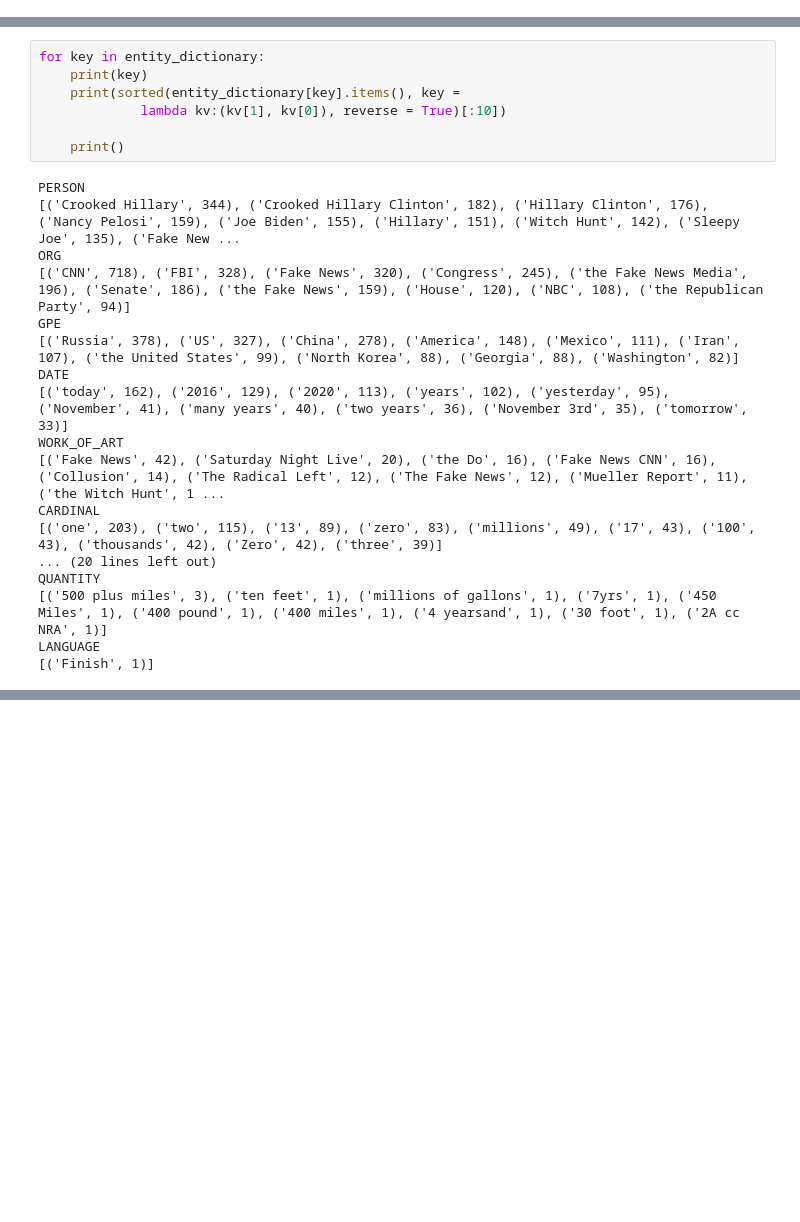
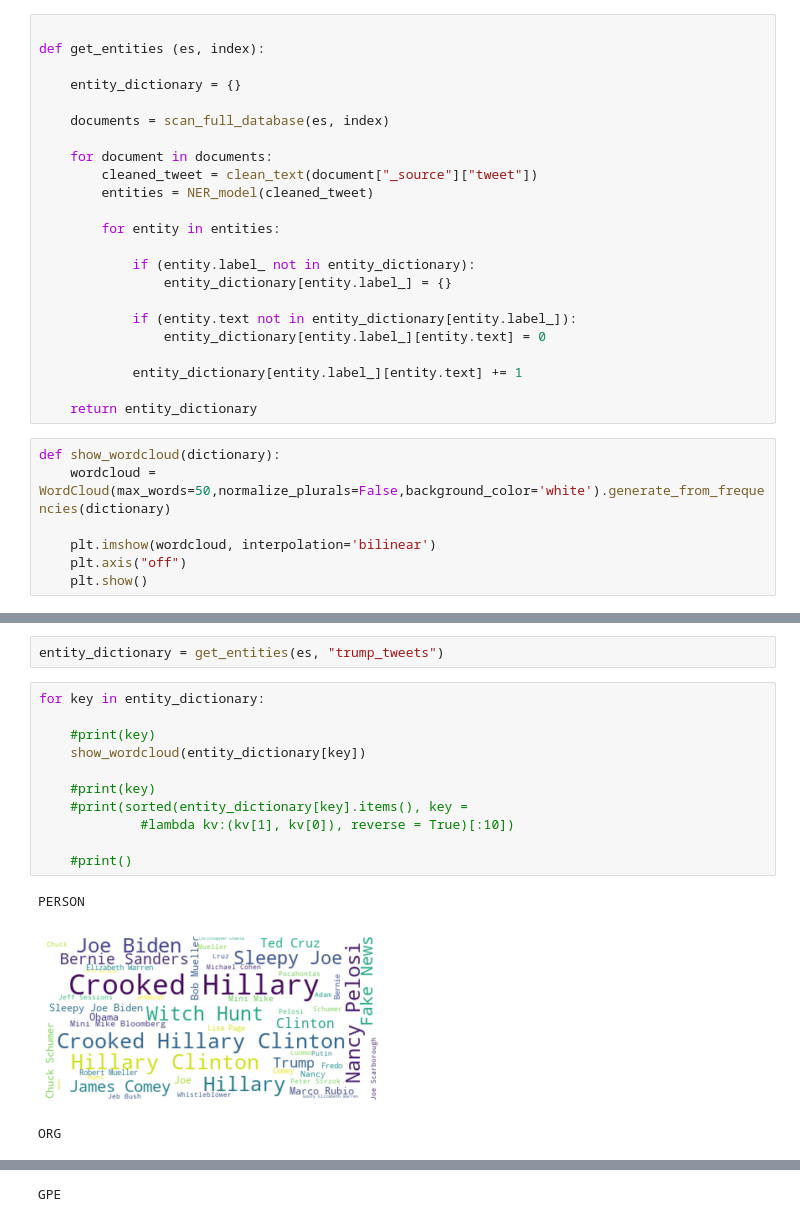
Before and after one commit to amallik-ualberta/Named-Entity-Recognition, a Jupyter notebook: named-entity-recognition.ipynb, the cells around one changed output, grey strips where cells are left out. Drawn from its saved outputs; the diff is of its cells as text; blank space fills up the shorter version.

Commit message:
Added ElasticSearch Database functionality. Created a pipeline. Showing wordclouds of each type of entity

```diff
--- a/named-entity-recognition.ipynb
+++ b/named-entity-recognition.ipynb
@@ -17 +76,31 @@ def clean_text(text):
+# %%
+
+def get_entities (es, index):
+
+    entity_dictionary = {}
+
+    documents = scan_full_database(es, index)
+
+    for document in documents:
+        cleaned_tweet = clean_text(document["_source"]["tweet"])
+        entities = NER_model(cleaned_tweet)
+
+        for entity in entities:
+
+            if (entity.label_ not in entity_dictionary):
+                entity_dictionary[entity.label_] = {}
+
+            if (entity.text not in entity_dictionary[entity.label_]):
+                entity_dictionary[entity.label_][entity.text] = 0
+
+            entity_dictionary[entity.label_][entity.text] += 1
+
+    return entity_dictionary
+# %%
+def show_wordcloud(dictionary):
+    wordcloud = WordCloud(max_words=50,normalize_plurals=False,background_color='white').generate_from_frequencies(dictionary)
+
+    plt.imshow(wordcloud, interpolation='bilinear')
+    plt.axis("off")
+    plt.show()
 # %%
@@ -52,25 +109,17 @@ for index, row in data.iterrows():
+# %%
+entity_dictionary = get_entities(es, "trump_tweets")
 # %%
 for key in entity_dictionary:
-    print(key)
-    print(sorted(entity_dictionary[key].items(), key =
-             lambda kv:(kv[1], kv[0]), reverse = True)[:10])
 
-    print()
+    #print(key)
+    show_wordcloud(entity_dictionary[key])
+
+    #print(key)
+    #print(sorted(entity_dictionary[key].items(), key =
+             #lambda kv:(kv[1], kv[0]), reverse = True)[:10])
+
+    #print()
 # %% [output]
 PERSON
-[('Crooked Hillary', 344), ('Crooked Hillary Clinton', 182), ('Hillary Clinton', 176), ('Nancy Pelosi', 159), ('Joe Biden', 155), ('Hillary', 151), ('Witch Hunt', 142), ('Sleepy Joe', 135), ('Fake New ...
-ORG
-[('CNN', 718), ('FBI', 328), ('Fake News', 320), ('Congress', 245), ('the Fake News Media', 196), ('Senate', 186), ('the Fake News', 159), ('House', 120), ('NBC', 108), ('the Republican Party', 94)]
-GPE
-[('Russia', 378), ('US', 327), ('China', 278), ('America', 148), ('Mexico', 111), ('Iran', 107), ('the United States', 99), ('North Korea', 88), ('Georgia', 88), ('Washington', 82)]
-DATE
-[('today', 162), ('2016', 129), ('2020', 113), ('years', 102), ('yesterday', 95), ('November', 41), ('many years', 40), ('two years', 36), ('November 3rd', 35), ('tomorrow', 33)]
-WORK_OF_ART
-[('Fake News', 42), ('Saturday Night Live', 20), ('the Do', 16), ('Fake News CNN', 16), ('Collusion', 14), ('The Radical Left', 12), ('The Fake News', 12), ('Mueller Report', 11), ('the Witch Hunt', 1 ...
-CARDINAL
-[('one', 203), ('two', 115), ('13', 89), ('zero', 83), ('millions', 49), ('17', 43), ('100', 43), ('thousands', 42), ('Zero', 42), ('three', 39)]
-... (20 lines left out)
-QUANTITY
-[('500 plus miles', 3), ('ten feet', 1), ('millions of gallons', 1), ('7yrs', 1), ('450 Miles', 1), ('400 pound', 1), ('400 miles', 1), ('4 yearsand', 1), ('30 foot', 1), ('2A cc NRA', 1)]
-LANGUAGE
-[('Finish', 1)]
+[figure, added]
+ORG
@@ -76,0 +127 @@ LANGUAGE
+GPE
```
Also changed, not shown: parts of 11 cells of this notebook.
